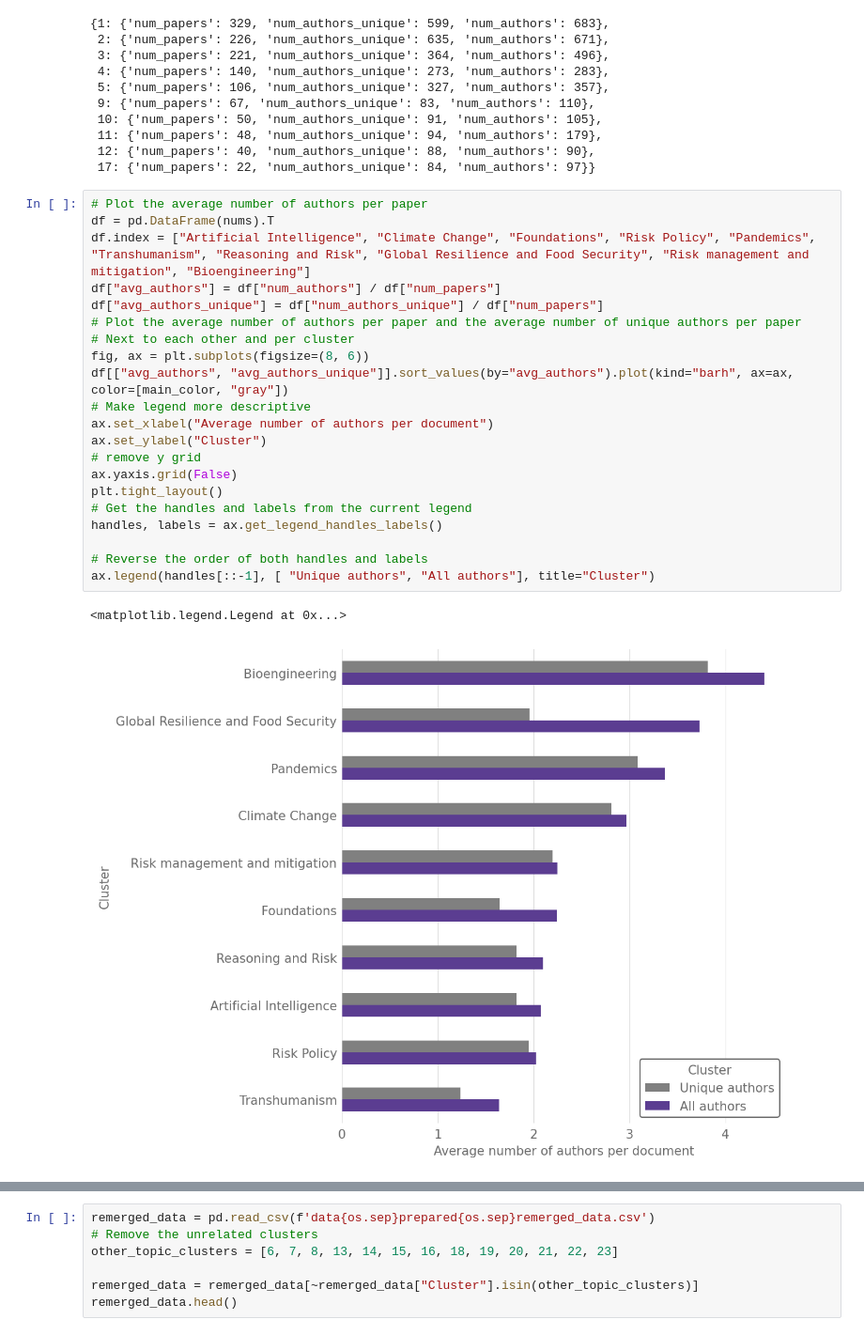
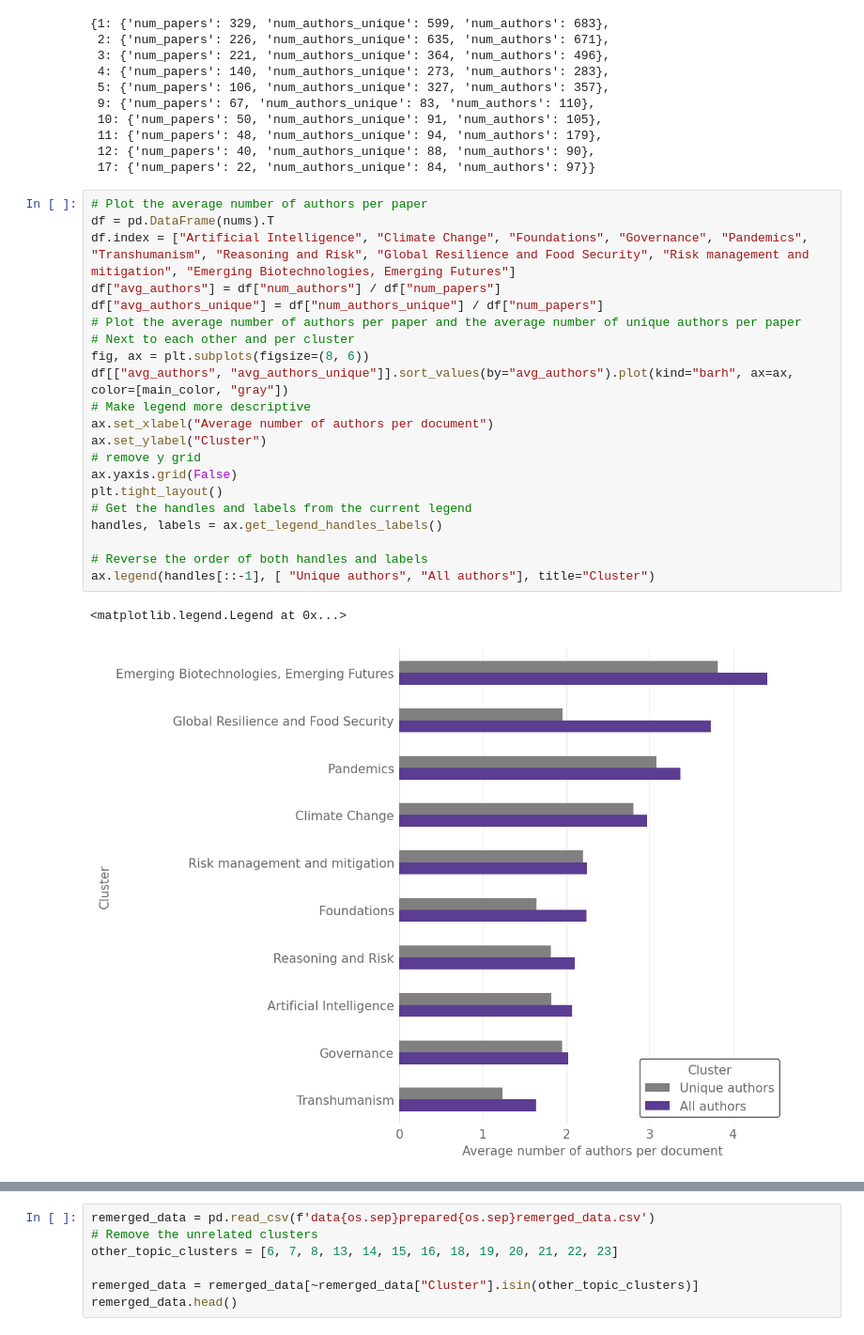
Before and after one commit to florianjehn/bibliometrics, a Jupyter notebook: scripts/cluster_visualization.ipynb, the cells around one changed output, grey strips where cells are left out. Shown at 94% size. Cells and saved outputs as stored; diff of their text form.

Commit message:
updated plot names

```diff
--- a/scripts/cluster_visualization.ipynb
+++ b/scripts/cluster_visualization.ipynb
@@ -60,27 +60,27 @@ nums
 # %%
 # Plot the average number of authors per paper
 df = pd.DataFrame(nums).T
-df.index = ["Artificial Intelligence", "Climate Change", "Foundations", "Risk Policy", "Pandemics", "Transhumanism", "Reasoning and Risk", "Global Resilience and Food Security", "Risk management and mitigation", "Bioengineering"]
+df.index = ["Artificial Intelligence", "Climate Change", "Foundations", "Governance", "Pandemics", "Transhumanism", "Reasoning and Risk", "Global Resilience and Food Security", "Risk management and mitigation", "Emerging Biotechnologies, Emerging Futures"]
 df["avg_authors"] = df["num_authors"] / df["num_papers"]
 df["avg_authors_unique"] = df["num_authors_unique"] / df["num_papers"]
 # Plot the average number of authors per paper and the average number of unique authors per paper
 # Next to each other and per cluster
 fig, ax = plt.subplots(figsize=(8, 6))
 df[["avg_authors", "avg_authors_unique"]].sort_values(by="avg_authors").plot(kind="barh", ax=ax, color=[main_color, "gray"])
 # Make legend more descriptive
 ax.set_xlabel("Average number of authors per document")
 ax.set_ylabel("Cluster")
 # remove y grid
 ax.yaxis.grid(False)
 plt.tight_layout()
 # Get the handles and labels from the current legend
 handles, labels = ax.get_legend_handles_labels()
 
 # Reverse the order of both handles and labels
 ax.legend(handles[::-1], [ "Unique authors", "All authors"], title="Cluster")
 # %% [output]
 <matplotlib.legend.Legend at 0x...>
-[figure, old version]
+[figure, new version]
 # %%
 # Calculate the main authors per cluser.
 fig, axes = plt.subplots(5,2, figsize=(15, 15), sharex=True)
```
Also changed, not shown: parts of 6 cells of this notebook, 4 other files.
